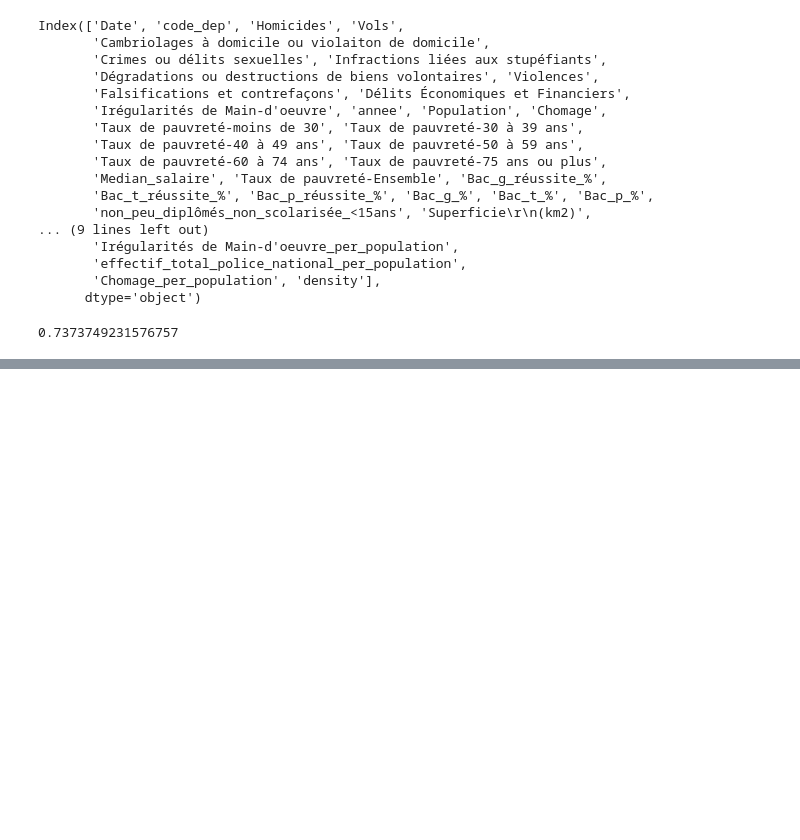
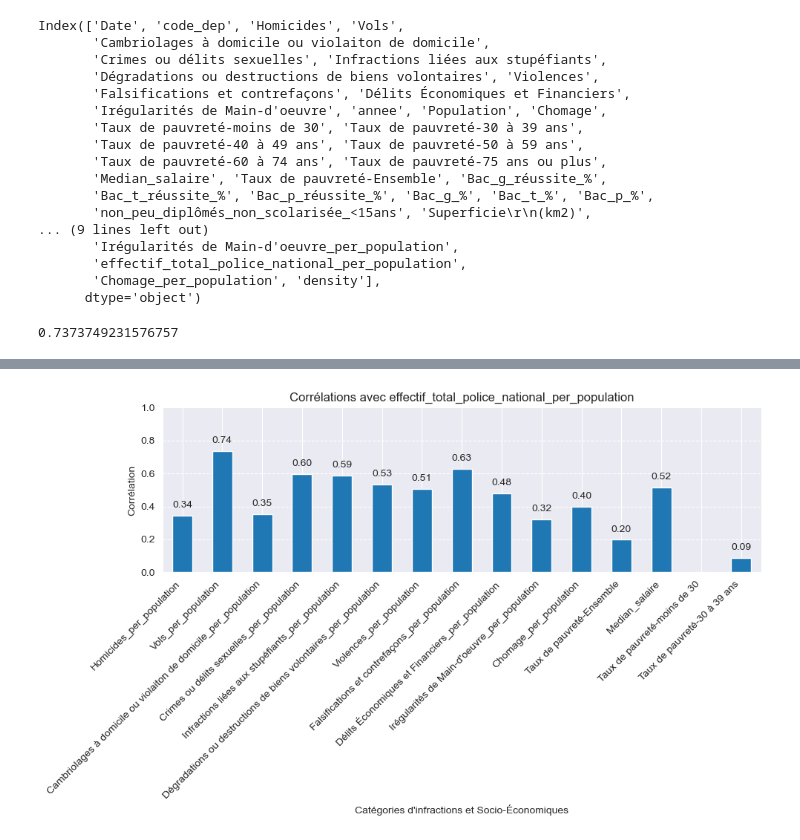
Before and after one commit to HindFaris/urban_security, a Jupyter notebook: Analyse_2012.ipynb, the cells around one changed output, grey strips where cells are left out. Drawn from its saved outputs; the diff is of its cells as text; code cells hidden in the pictures; blank space fills up the shorter version.

```diff
--- a/Analyse_2012.ipynb
+++ b/Analyse_2012.ipynb
@@ -178,0 +117,24 @@ density                                                                   0.0482
+# %%
+import pandas as pd
+import matplotlib.pyplot as plt
+
+# Correction du nom de la colonne pour le tracé
+y_lim = (0, 1)  # Assure que l'échelle des corrélations va de 0 à 1
+fig, ax = plt.subplots(figsize=(10, 6))
+df_correlation['Corrélation avec effectif_total_police_national_per_population'].plot.bar(ax=ax)
+ax.set_title('Corrélations avec effectif_total_police_national_per_population')
+ax.set_ylabel('Corrélation')
+ax.set_xlabel("Catégories d'infractions et Socio-Économiques")
+ax.set_ylim(y_lim)
+ax.set_xticklabels(ax.get_xticklabels(), rotation=45, ha='right')
+ax.grid(axis='y', linestyle='--')
+
+# Ajouter des étiquettes sur chaque barre
+for p in ax.patches:
+    ax.annotate(f"{p.get_height():.2f}", (p.get_x() + p.get_width() / 2., p.get_height()),
+                ha='center', va='center', xytext=(0, 10), textcoords='offset points')
+
+plt.tight_layout()
+plt.show()
+# %% [output]
+[figure, added]
```
Also changed, not shown: parts of 4 cells of this notebook.
